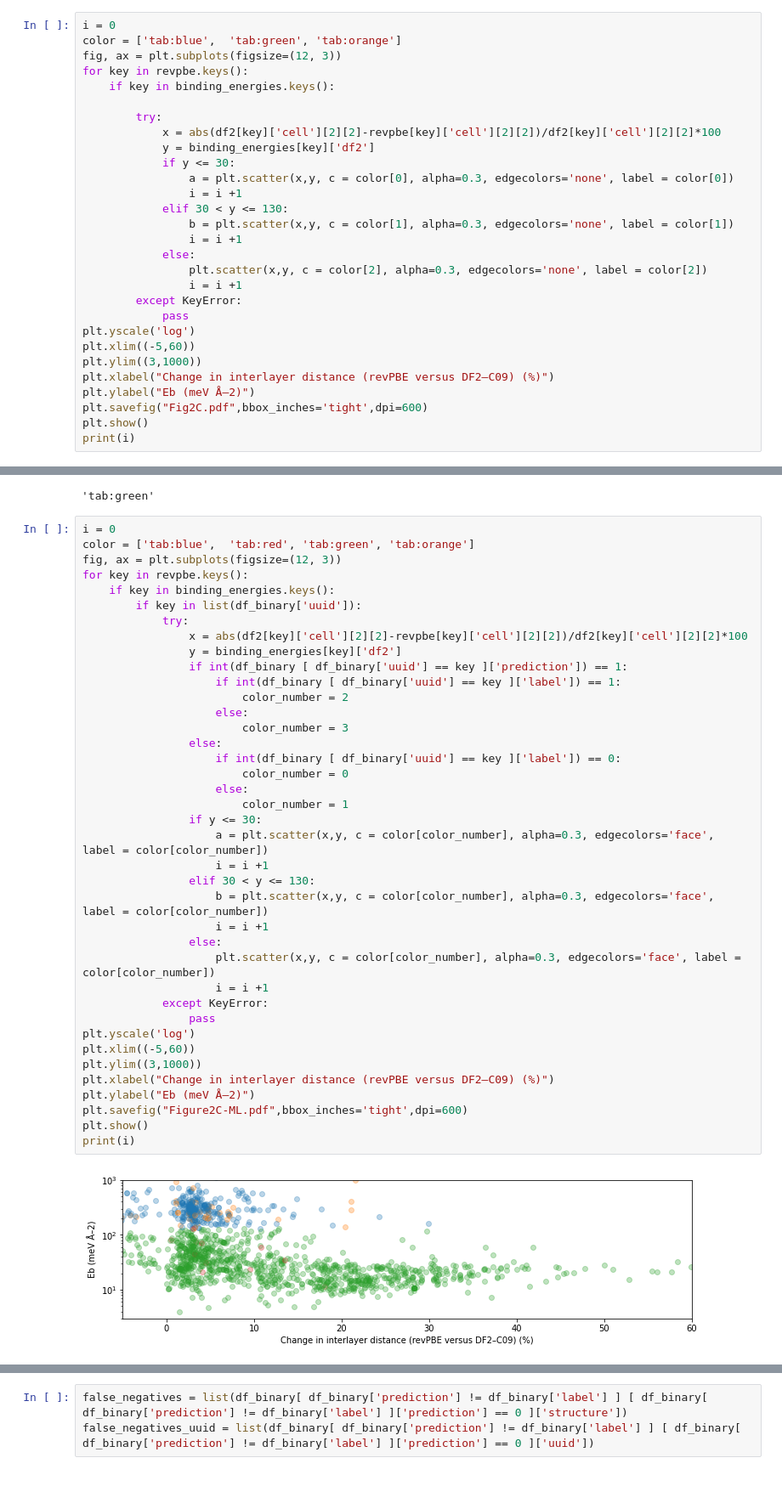
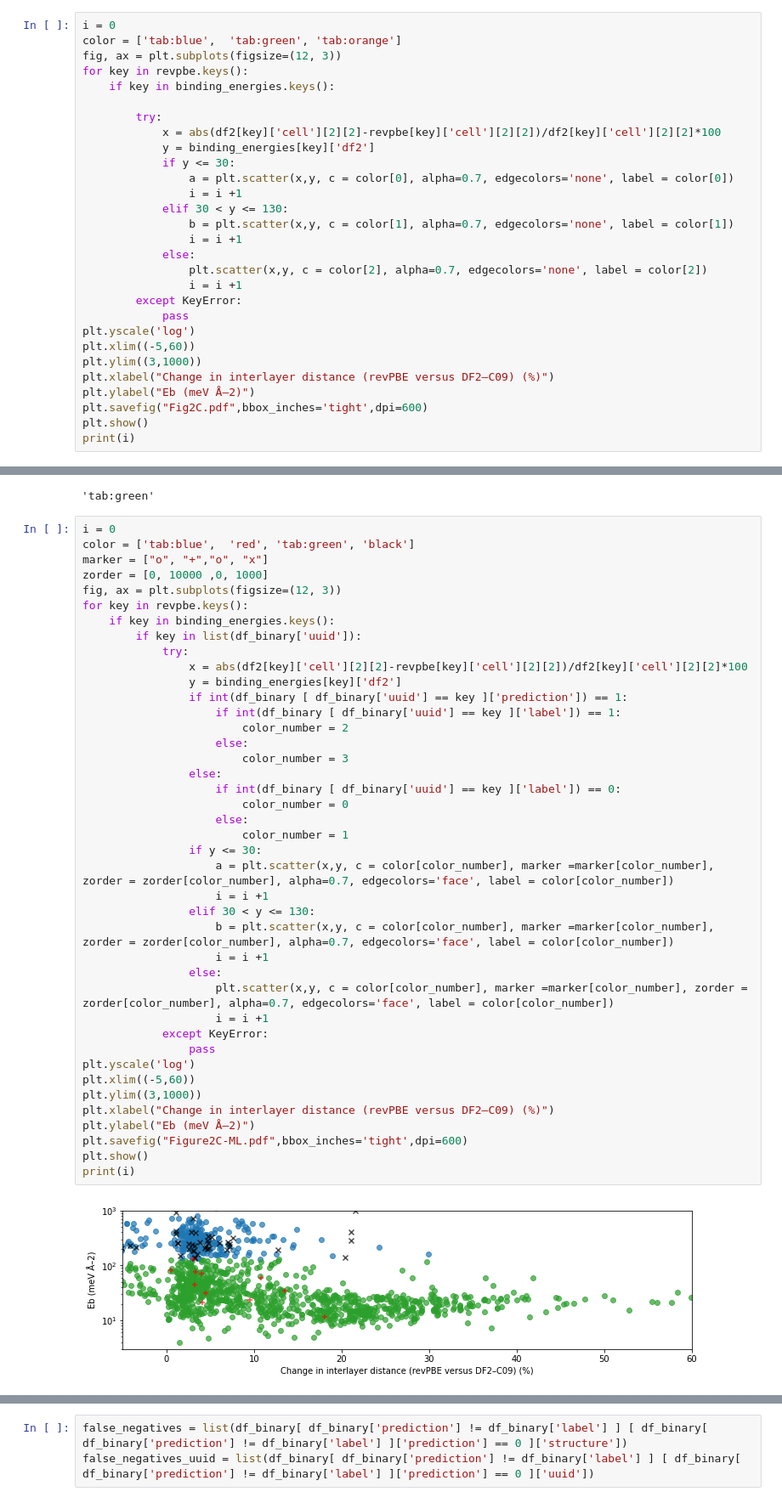
Before and after one commit to Mohammad-vahdat/machine-learning-dimensionalities-and-binding-energy, a Jupyter notebook: Regenerate-Fig2C-based-on-ML-model.ipynb, the cells around one changed output, grey strips where cells are left out. Shown at 85% size. Cells and saved outputs as stored; diff of their text form.

```diff
--- a/Regenerate-Fig2C-based-on-ML-model.ipynb
+++ b/Regenerate-Fig2C-based-on-ML-model.ipynb
@@ -216,13 +216,13 @@ for key in revpbe.keys():
             x = abs(df2[key]['cell'][2][2]-revpbe[key]['cell'][2][2])/df2[key]['cell'][2][2]*100
             y = binding_energies[key]['df2']
             if y <= 30:
-                a = plt.scatter(x,y, c = color[0], alpha=0.3, edgecolors='none', label = color[0])
+                a = plt.scatter(x,y, c = color[0], alpha=0.7, edgecolors='none', label = color[0])
                 i = i +1
             elif 30 < y <= 130:
-                b = plt.scatter(x,y, c = color[1], alpha=0.3, edgecolors='none', label = color[1])
+                b = plt.scatter(x,y, c = color[1], alpha=0.7, edgecolors='none', label = color[1])
                 i = i +1
             else:
-                plt.scatter(x,y, c = color[2], alpha=0.3, edgecolors='none', label = color[2])
+                plt.scatter(x,y, c = color[2], alpha=0.7, edgecolors='none', label = color[2])
                 i = i +1
         except KeyError:
             pass
@@ -393,7 +357,9 @@ color [int(df_binary [ df_binary['uuid'] == key ]['prediction'])]
 'tab:green'
 # %%
 i = 0
-color = ['tab:blue',  'tab:red', 'tab:green', 'tab:orange']
+color = ['tab:blue',  'red', 'tab:green', 'black']
+marker = ["o", "+","o", "x"]
+zorder = [0, 10000 ,0, 1000]
 fig, ax = plt.subplots(figsize=(12, 3))
 for key in revpbe.keys():
     if key in binding_energies.keys():
@@ -401,37 +367,37 @@ for key in revpbe.keys():
             try:
                 x = abs(df2[key]['cell'][2][2]-revpbe[key]['cell'][2][2])/df2[key]['cell'][2][2]*100
                 y = binding_energies[key]['df2']
                 if int(df_binary [ df_binary['uuid'] == key ]['prediction']) == 1:
                     if int(df_binary [ df_binary['uuid'] == key ]['label']) == 1:
                         color_number = 2
                     else:
                         color_number = 3
                 else:
                     if int(df_binary [ df_binary['uuid'] == key ]['label']) == 0:
                         color_number = 0
                     else:
                         color_number = 1
                 if y <= 30:
-                    a = plt.scatter(x,y, c = color[color_number], alpha=0.3, edgecolors='face', label = color[color_number])
+                    a = plt.scatter(x,y, c = color[color_number], marker =marker[color_number], zorder = zorder[color_number], alpha=0.7, edgecolors='face', label = color[color_number])
                     i = i +1
                 elif 30 < y <= 130:
-                    b = plt.scatter(x,y, c = color[color_number], alpha=0.3, edgecolors='face', label = color[color_number])
+                    b = plt.scatter(x,y, c = color[color_number], marker =marker[color_number], zorder = zorder[color_number], alpha=0.7, edgecolors='face', label = color[color_number])
                     i = i +1
                 else:
-                    plt.scatter(x,y, c = color[color_number], alpha=0.3, edgecolors='face', label = color[color_number])
+                    plt.scatter(x,y, c = color[color_number], marker =marker[color_number], zorder = zorder[color_number], alpha=0.7, edgecolors='face', label = color[color_number])
                     i = i +1
             except KeyError:
                 pass
 plt.yscale('log')
 plt.xlim((-5,60))
 plt.ylim((3,1000))
 plt.xlabel("Change in interlayer distance (revPBE versus DF2–C09) (%)")
 plt.ylabel("Eb (meV Å–2)")
 plt.savefig("Figure2C-ML.pdf",bbox_inches='tight',dpi=600)
 plt.show()
 print(i)
 # %% [output]
-[figure, old version]
+[figure, new version]
 1374
 # %%
 false_negatives = list(df_binary[ df_binary['prediction'] != df_binary['label'] ] [ df_binary[ df_binary['prediction'] != df_binary['label'] ]['prediction'] == 0 ]['structure'])
```
Also changed, not shown: parts of 6 cells of this notebook, 6 other files.
